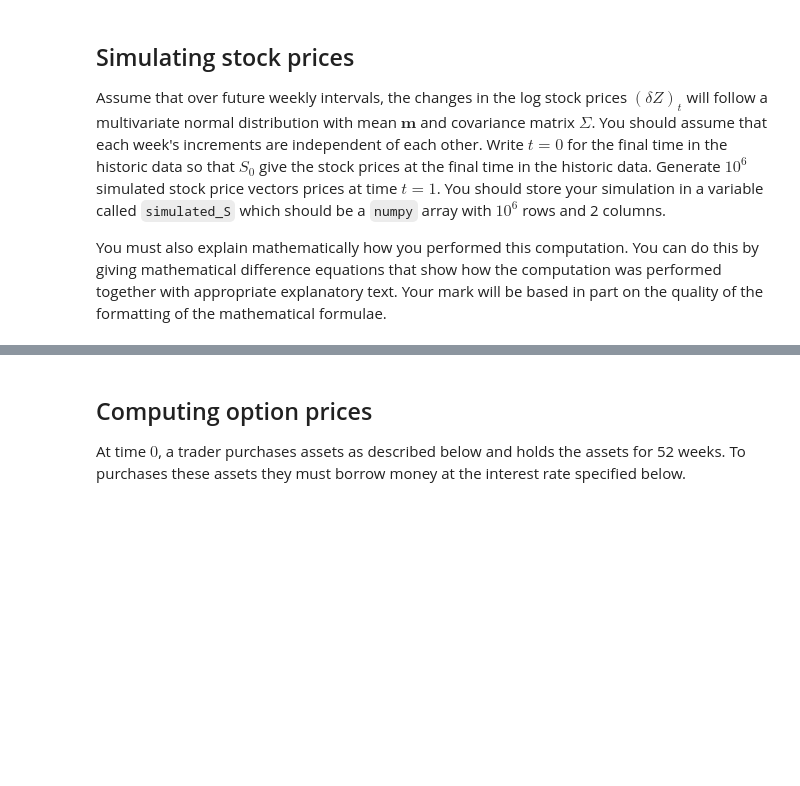
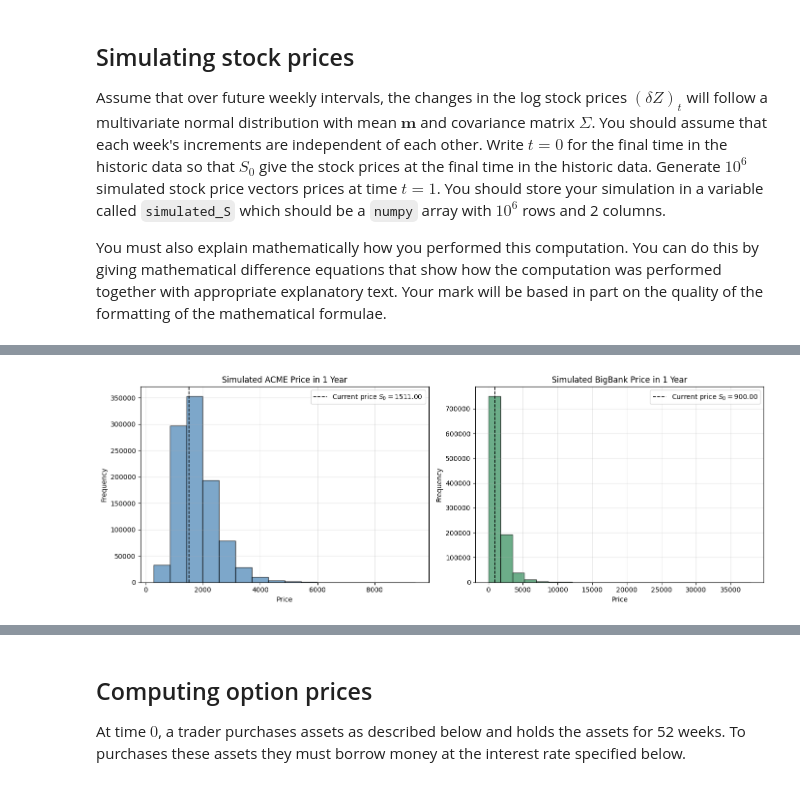
Before and after one commit to CubezCS-tys/7CCMFM06-MockCourseWork, a Jupyter notebook: MockCoursework.ipynb, the cells around one changed output, grey strips where cells are left out. Cells and saved outputs as stored; diff of their text form; code cells hidden in the pictures; blank space fills up the shorter version.

```diff
--- a/MockCoursework.ipynb
+++ b/MockCoursework.ipynb
@@ -122,0 +149,48 @@ AssertionError:
+# %%
+import matplotlib.pyplot as plt
+import numpy as np
+
+fig, ax = plt.subplots(1, 2, figsize=(14, 5))
+
+# A nicer bin choice (Freedman–Diaconis rule)
+bins_acme = int(2 * (np.percentile(simulated_S[:,0], 75) - np.percentile(simulated_S[:,0], 25))
+                / len(simulated_S[:,0])**(1/3))
+bins_big  = int(2 * (np.percentile(simulated_S[:,1], 75) - np.percentile(simulated_S[:,1], 25))
+                / len(simulated_S[:,1])**(1/3))
+
+# --- ACME ---
+ax[0].hist(simulated_S[:, 0],
+           bins=bins_acme,
+           color='steelblue',
+           edgecolor='black',
+           alpha=0.7)
+
+ax[0].axvline(S0[0], linestyle='--', color='black', linewidth=1.2,
+              label=f'Current price $S_0 = {S0[0]:.2f}$')
+
+ax[0].set_title('Simulated ACME Price in 1 Year', fontsize=12)
+ax[0].set_xlabel('Price')
+ax[0].set_ylabel('Frequency')
+ax[0].grid(alpha=0.3)
+ax[0].legend(loc='upper right')
+
+# --- BigBank ---
+ax[1].hist(simulated_S[:, 1],
+           bins=bins_big,
+           color='seagreen',
+           edgecolor='black',
+           alpha=0.7)
+
+ax[1].axvline(S0[1], linestyle='--', color='black', linewidth=1.2,
+              label=f'Current price $S_0 = {S0[1]:.2f}$')
+
+ax[1].set_title('Simulated BigBank Price in 1 Year', fontsize=12)
+ax[1].set_xlabel('Price')
+ax[1].set_ylabel('Frequency')
+ax[1].grid(alpha=0.3)
+ax[1].legend(loc='upper right')
+
+plt.tight_layout()
+plt.show()
+# %% [output]
+[figure, added]
```
Also changed, not shown: parts of 19 cells of this notebook.
